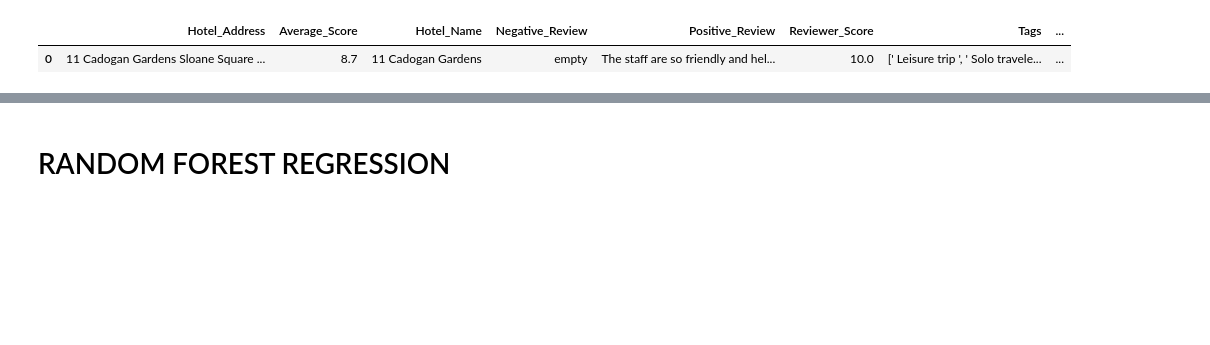
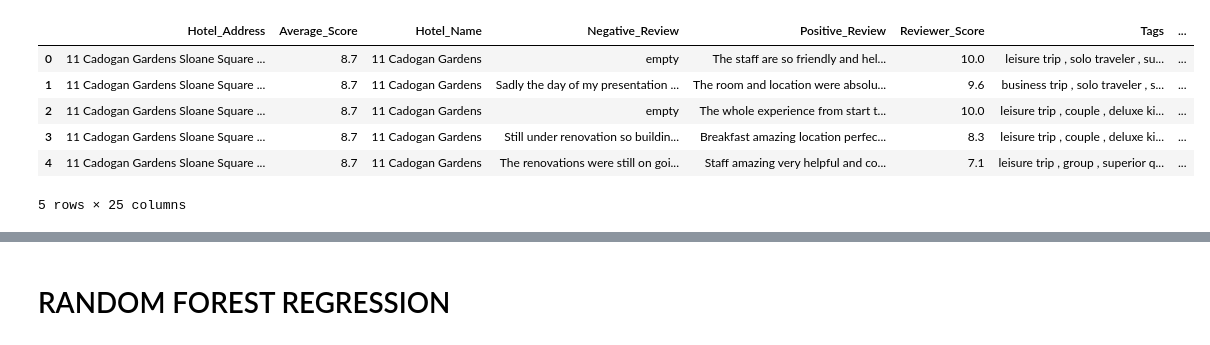
Before and after one commit to Cancogang69/CS114, a Jupyter notebook: hotel_suggestion.ipynb, the cells around one changed output, grey strips where cells are left out. Saved outputs shown, nothing was run; the diff lists cells and outputs as text; code cells hidden in the pictures; blank space fills up the shorter version.

```diff
--- a/hotel_suggestion.ipynb
+++ b/hotel_suggestion.ipynb
@@ -18,3 +26,3 @@ import xgboost as xgb
 # %%
-data_train= pd.read_csv('/content/drive/MyDrive/DoAn/data/train.csv')
-data_test = pd.read_csv('/content/drive/MyDrive/DoAn/data/test.csv')
+data_train= pd.read_csv('./data/train.csv')
+data_test = pd.read_csv('./data/test.csv')
@@ -23,5 +29,10 @@ save_path = '/content/drive/MyDrive/DoAn/models'
 # %%
-data_train.head(1)
+data_train.head()
 # %% [output]
 |  | Hotel_Address | Average_Score | Hotel_Name | Negative_Review | Positive_Review | Reviewer_Score | Tags | ... |
-| 0 | 11 Cadogan Gardens Sloane Square ... | 8.7 | 11 Cadogan Gardens | empty | The staff are so friendly and hel... | 10.0 | [' Leisure trip ', ' Solo travele... | ... |
+| 0 | 11 Cadogan Gardens Sloane Square ... | 8.7 | 11 Cadogan Gardens | empty | The staff are so friendly and hel... | 10.0 | leisure trip , solo traveler , su... | ... |
+| 1 | 11 Cadogan Gardens Sloane Square ... | 8.7 | 11 Cadogan Gardens | Sadly the day of my presentation ... | The room and location were absolu... | 9.6 | business trip , solo traveler , s... | ... |
+| 2 | 11 Cadogan Gardens Sloane Square ... | 8.7 | 11 Cadogan Gardens | empty | The whole experience from start t... | 10.0 | leisure trip , couple , deluxe ki... | ... |
+| 3 | 11 Cadogan Gardens Sloane Square ... | 8.7 | 11 Cadogan Gardens | Still under renovation so buildin... | Breakfast amazing location perfec... | 8.3 | leisure trip , couple , deluxe ki... | ... |
+| 4 | 11 Cadogan Gardens Sloane Square ... | 8.7 | 11 Cadogan Gardens | The renovations were still on goi... | Staff amazing very helpful and co... | 7.1 | leisure trip , group , superior q... | ... |
+5 rows × 25 columns
```
Also changed, not shown: parts of 45 cells of this notebook, 1 other file.
